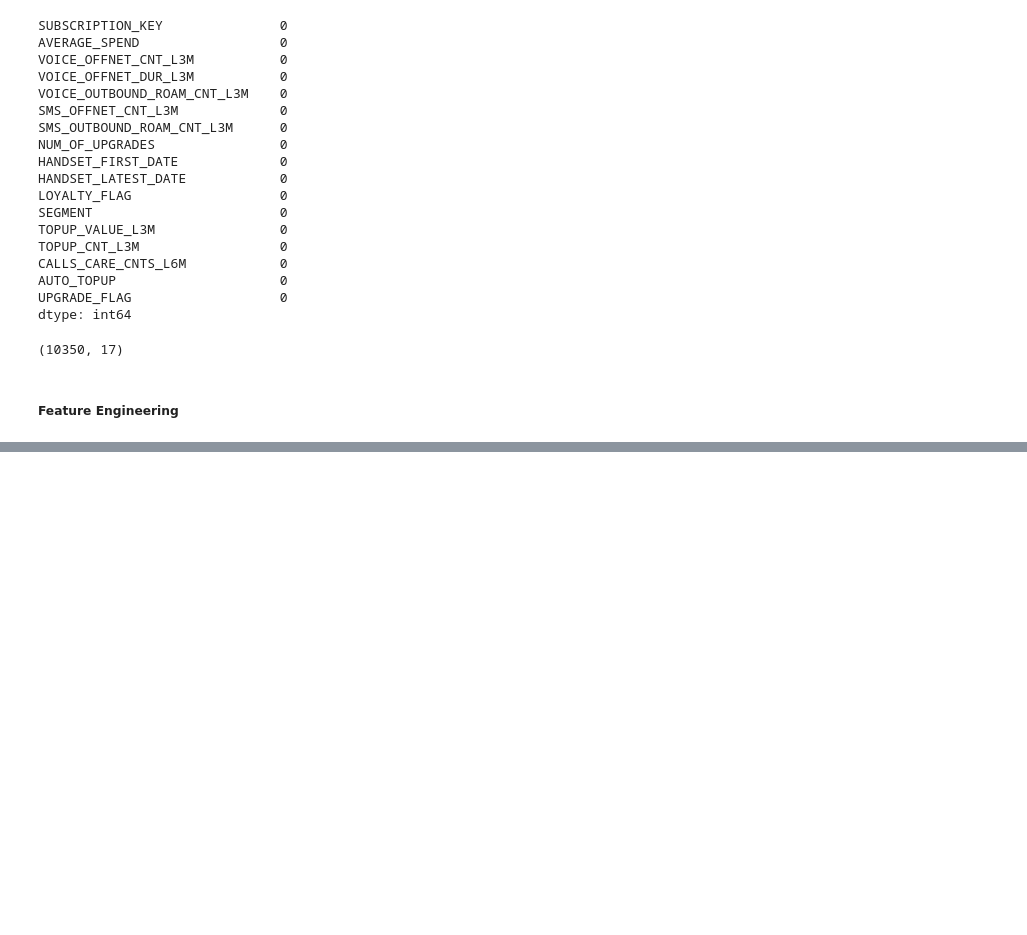
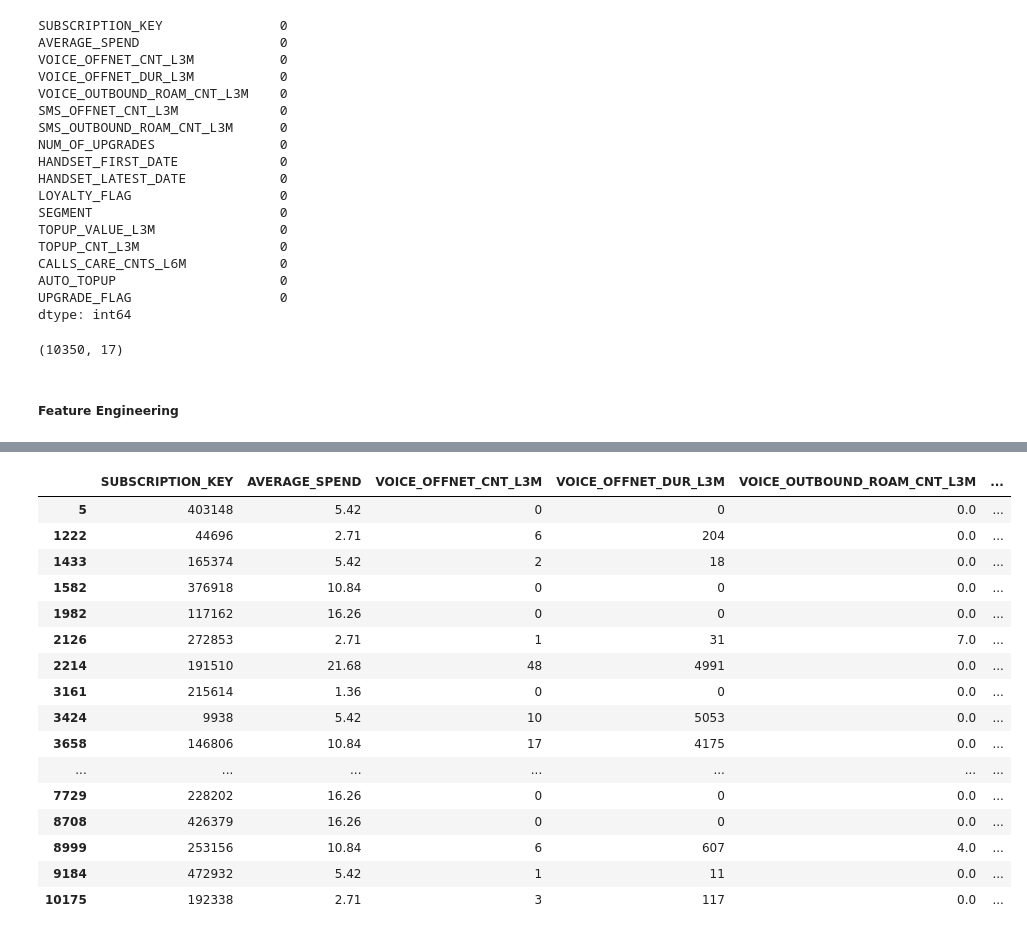
Before and after one commit to Alok2412/Propensity-Model, a Jupyter notebook: Propensity_model.ipynb, the cells around one changed output, grey strips where cells are left out. Saved outputs shown, nothing was run; the diff lists cells and outputs as text; code cells hidden in the pictures; blank space fills up the shorter version.

```diff
--- a/Propensity_model.ipynb
+++ b/Propensity_model.ipynb
@@ -243,3 +254,23 @@ df.describe().T
 | AUTO_TOPUP | 10350.0 | 0.015556 | 0.123754 | 0.0000 | 0.0000 | 0.0000 | 0.0000 | 1.0000 |
 | UPGRADE_FLAG | 10350.0 | 0.033816 | 0.180765 | 0.0000 | 0.0000 | 0.0000 | 0.0000 | 1.0000 |
 | Number_of_Days | 10350.0 | 421.781449 | 379.439261 | -999.0000 | 148.0000 | 297.0000 | 619.0000 | 3639.0000 |
+# %%
+df.query('HANDSET_FIRST_DATE > HANDSET_LATEST_DATE')
+# %% [output]
+|  | SUBSCRIPTION_KEY | AVERAGE_SPEND | VOICE_OFFNET_CNT_L3M | VOICE_OFFNET_DUR_L3M | VOICE_OUTBOUND_ROAM_CNT_L3M | ... |
+| 5 | 403148 | 5.42 | 0 | 0 | 0.0 | ... |
+| 1222 | 44696 | 2.71 | 6 | 204 | 0.0 | ... |
+| 1433 | 165374 | 5.42 | 2 | 18 | 0.0 | ... |
+| 1582 | 376918 | 10.84 | 0 | 0 | 0.0 | ... |
+| 1982 | 117162 | 16.26 | 0 | 0 | 0.0 | ... |
+| 2126 | 272853 | 2.71 | 1 | 31 | 7.0 | ... |
+| 2214 | 191510 | 21.68 | 48 | 4991 | 0.0 | ... |
+| 3161 | 215614 | 1.36 | 0 | 0 | 0.0 | ... |
+| 3424 | 9938 | 5.42 | 10 | 5053 | 0.0 | ... |
+| 3658 | 146806 | 10.84 | 17 | 4175 | 0.0 | ... |
+| ... | ... | ... | ... | ... | ... | ... |
+| 7729 | 228202 | 16.26 | 0 | 0 | 0.0 | ... |
+| 8708 | 426379 | 16.26 | 0 | 0 | 0.0 | ... |
+| 8999 | 253156 | 10.84 | 6 | 607 | 4.0 | ... |
+| 9184 | 472932 | 5.42 | 1 | 11 | 0.0 | ... |
+| 10175 | 192338 | 2.71 | 3 | 117 | 0.0 | ... |
```
Also changed, not shown: parts of 16 cells of this notebook.
